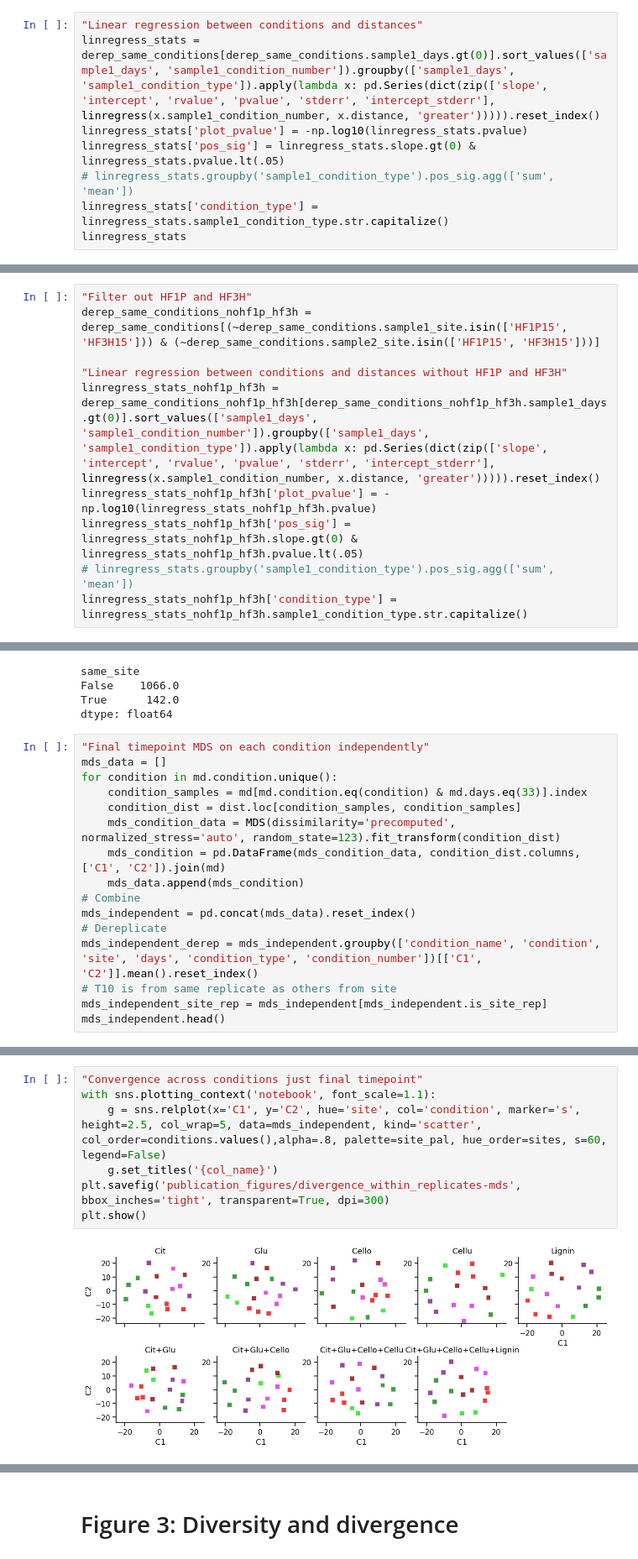
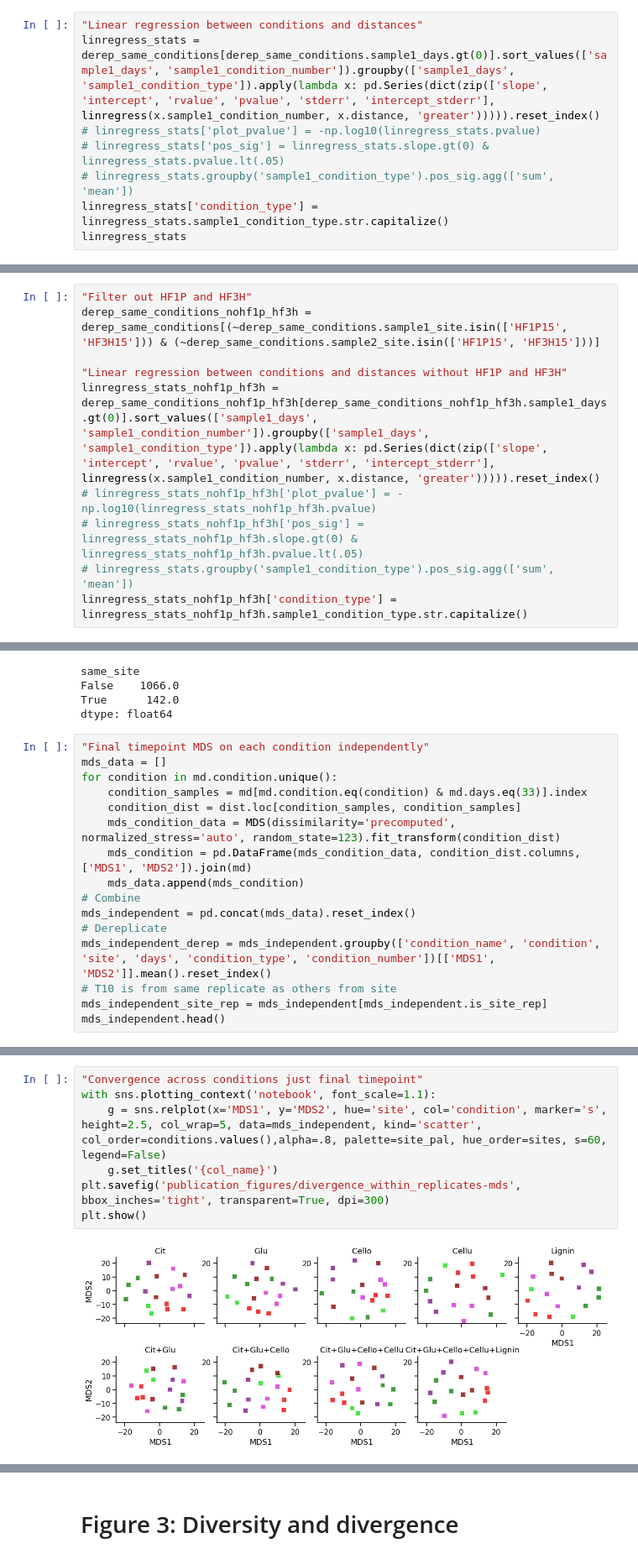
Before and after one commit to segrelab/MetabolicComplexityDivergence, a Jupyter notebook: env_complexity_publication_figures.ipynb, the cells around one changed output, grey strips where cells are left out. Shown at 84% size. Saved outputs shown, nothing was run; the diff lists cells and outputs as text.

Commit message:
Save source data

```diff
--- a/env_complexity_publication_figures.ipynb
+++ b/env_complexity_publication_figures.ipynb
@@ -307,8 +319,8 @@ plt.show()
 # %%
 "Linear regression between conditions and distances"
 linregress_stats = derep_same_conditions[derep_same_conditions.sample1_days.gt(0)].sort_values(['sample1_days', 'sample1_condition_number']).groupby(['sample1_days', 'sample1_condition_type']).apply(lambda x: pd.Series(dict(zip(['slope', 'intercept', 'rvalue', 'pvalue', 'stderr', 'intercept_stderr'], linregress(x.sample1_condition_number, x.distance, 'greater'))))).reset_index()
-linregress_stats['plot_pvalue'] = -np.log10(linregress_stats.pvalue)
-linregress_stats['pos_sig'] = linregress_stats.slope.gt(0) & linregress_stats.pvalue.lt(.05)
+# linregress_stats['plot_pvalue'] = -np.log10(linregress_stats.pvalue)
+# linregress_stats['pos_sig'] = linregress_stats.slope.gt(0) & linregress_stats.pvalue.lt(.05)
 # linregress_stats.groupby('sample1_condition_type').pos_sig.agg(['sum', 'mean'])
 linregress_stats['condition_type'] = linregress_stats.sample1_condition_type.str.capitalize()
 linregress_stats
@@ -398,8 +417,8 @@ derep_same_conditions_nohf1p_hf3h = derep_same_conditions[(~derep_same_condition
 
 "Linear regression between conditions and distances without HF1P and HF3H"
 linregress_stats_nohf1p_hf3h = derep_same_conditions_nohf1p_hf3h[derep_same_conditions_nohf1p_hf3h.sample1_days.gt(0)].sort_values(['sample1_days', 'sample1_condition_number']).groupby(['sample1_days', 'sample1_condition_type']).apply(lambda x: pd.Series(dict(zip(['slope', 'intercept', 'rvalue', 'pvalue', 'stderr', 'intercept_stderr'], linregress(x.sample1_condition_number, x.distance, 'greater'))))).reset_index()
-linregress_stats_nohf1p_hf3h['plot_pvalue'] = -np.log10(linregress_stats_nohf1p_hf3h.pvalue)
-linregress_stats_nohf1p_hf3h['pos_sig'] = linregress_stats_nohf1p_hf3h.slope.gt(0) & linregress_stats_nohf1p_hf3h.pvalue.lt(.05)
+# linregress_stats_nohf1p_hf3h['plot_pvalue'] = -np.log10(linregress_stats_nohf1p_hf3h.pvalue)
+# linregress_stats_nohf1p_hf3h['pos_sig'] = linregress_stats_nohf1p_hf3h.slope.gt(0) & linregress_stats_nohf1p_hf3h.pvalue.lt(.05)
 # linregress_stats.groupby('sample1_condition_type').pos_sig.agg(['sum', 'mean'])
 linregress_stats_nohf1p_hf3h['condition_type'] = linregress_stats_nohf1p_hf3h.sample1_condition_type.str.capitalize()
 # %%
@@ -557,12 +584,12 @@ for condition in md.condition.unique():
     condition_samples = md[md.condition.eq(condition) & md.days.eq(33)].index
     condition_dist = dist.loc[condition_samples, condition_samples]
     mds_condition_data = MDS(dissimilarity='precomputed', normalized_stress='auto', random_state=123).fit_transform(condition_dist)
-    mds_condition = pd.DataFrame(mds_condition_data, condition_dist.columns, ['C1', 'C2']).join(md)
+    mds_condition = pd.DataFrame(mds_condition_data, condition_dist.columns, ['MDS1', 'MDS2']).join(md)
     mds_data.append(mds_condition)
 # Combine
 mds_independent = pd.concat(mds_data).reset_index()
 # Dereplicate
-mds_independent_derep = mds_independent.groupby(['condition_name', 'condition', 'site', 'days', 'condition_type', 'condition_number'])[['C1', 'C2']].mean().reset_index()
+mds_independent_derep = mds_independent.groupby(['condition_name', 'condition', 'site', 'days', 'condition_type', 'condition_number'])[['MDS1', 'MDS2']].mean().reset_index()
 # T10 is from same replicate as others from site
 mds_independent_site_rep = mds_independent[mds_independent.is_site_rep]
 mds_independent.head()
@@ -576,9 +603,9 @@ mds_independent.head()
 # %%
 "Convergence across conditions just final timepoint"
 with sns.plotting_context('notebook', font_scale=1.1):
-    g = sns.relplot(x='C1', y='C2', hue='site', col='condition', marker='s', height=2.5, col_wrap=5, data=mds_independent, kind='scatter', col_order=conditions.values(),alpha=.8, palette=site_pal, hue_order=sites, s=60, legend=False)
+    g = sns.relplot(x='MDS1', y='MDS2', hue='site', col='condition', marker='s', height=2.5, col_wrap=5, data=mds_independent, kind='scatter', col_order=conditions.values(),alpha=.8, palette=site_pal, hue_order=sites, s=60, legend=False)
     g.set_titles('{col_name}')
 plt.savefig('publication_figures/divergence_within_replicates-mds', bbox_inches='tight', transparent=True, dpi=300)
 plt.show()
 # %% [output]
-[figure, old version]
+[figure, new version]
```
Also changed, not shown: parts of 28 cells of this notebook.
